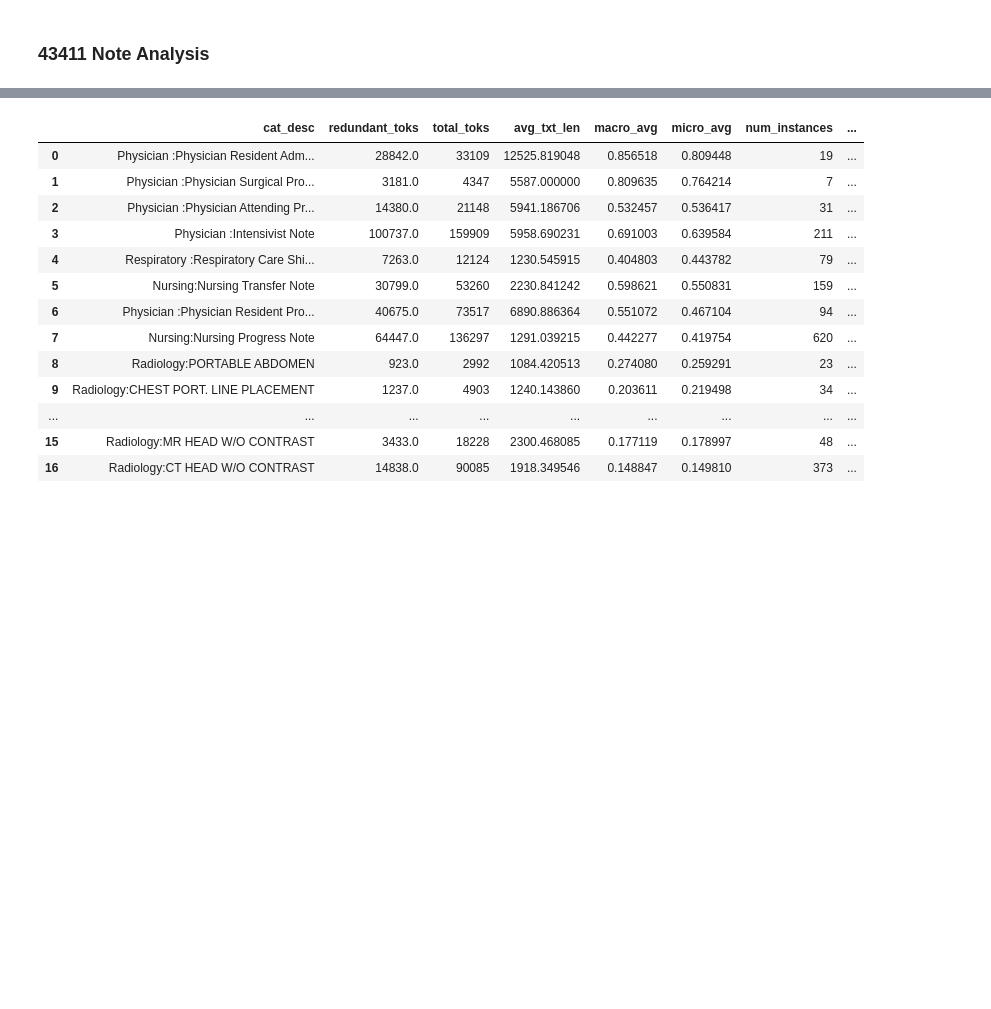
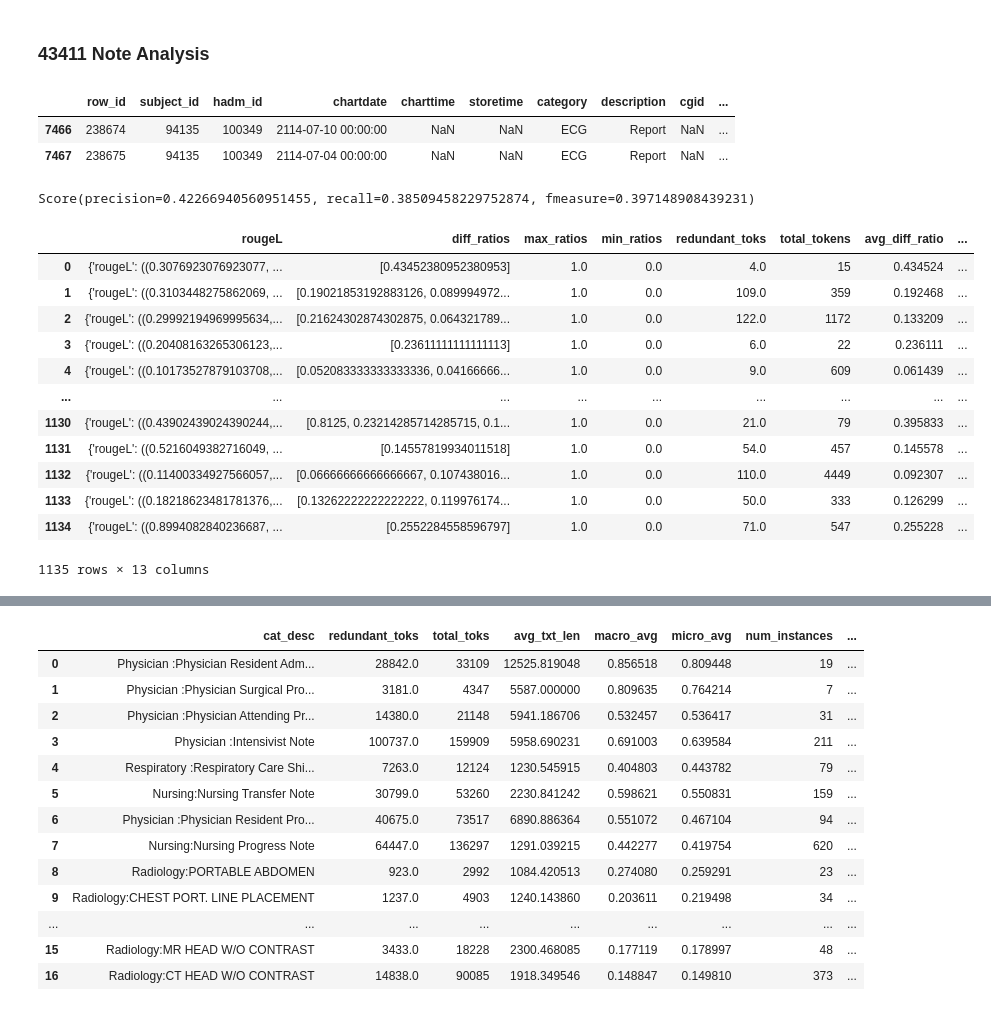
Before and after one commit to tomolopolis/clinical_sum, a Jupyter notebook: Redundnacy_Exploration.ipynb, the cells around one changed output, grey strips where cells are left out. Saved outputs shown, nothing was run; the diff lists cells and outputs as text; code cells hidden in the pictures; blank space fills up the shorter version.

```diff
--- a/Redundnacy_Exploration.ipynb
+++ b/Redundnacy_Exploration.ipynb
@@ -145,2 +398,30 @@ stroke_notes = pd.read_csv('/Users/tom/phd/summariser/data/43411_notes.csv')
 # %%
 results_df = compute_diff(stroke_notes)
+# %%
+results_df = pd.read_pickle('temp_results.pickle')
+# %%
+stroke_notes[(stroke_notes.hadm_id == 100349) & (stroke_notes.category == 'ECG')]
+# %% [output]
+|  | row_id | subject_id | hadm_id | chartdate | charttime | storetime | category | description | cgid | ... |
+| 7466 | 238674 | 94135 | 100349 | 2114-07-10 00:00:00 | NaN | NaN | ECG | Report | NaN | ... |
+| 7467 | 238675 | 94135 | 100349 | 2114-07-04 00:00:00 | NaN | NaN | ECG | Report | NaN | ... |
+# %%
+results_df.iloc[1].rougeL['rougeL'].mid
+# %% [output]
+Score(precision=0.42266940560951455, recall=0.38509458229752874, fmeasure=0.397148908439231)
+# %%
+results_df
+# %% [output]
+|  | rougeL | diff_ratios | max_ratios | min_ratios | redundant_toks | total_tokens | avg_diff_ratio | ... |
+| 0 | {'rougeL': ((0.3076923076923077, ... | [0.43452380952380953] | 1.0 | 0.0 | 4.0 | 15 | 0.434524 | ... |
+| 1 | {'rougeL': ((0.3103448275862069, ... | [0.19021853192883126, 0.089994972... | 1.0 | 0.0 | 109.0 | 359 | 0.192468 | ... |
+| 2 | {'rougeL': ((0.29992194969995634,... | [0.21624302874302875, 0.064321789... | 1.0 | 0.0 | 122.0 | 1172 | 0.133209 | ... |
+| 3 | {'rougeL': ((0.20408163265306123,... | [0.23611111111111113] | 1.0 | 0.0 | 6.0 | 22 | 0.236111 | ... |
+| 4 | {'rougeL': ((0.10173527879103708,... | [0.052083333333333336, 0.04166666... | 1.0 | 0.0 | 9.0 | 609 | 0.061439 | ... |
+| ... | ... | ... | ... | ... | ... | ... | ... | ... |
+| 1130 | {'rougeL': ((0.43902439024390244,... | [0.8125, 0.23214285714285715, 0.1... | 1.0 | 0.0 | 21.0 | 79 | 0.395833 | ... |
+| 1131 | {'rougeL': ((0.5216049382716049, ... | [0.14557819934011518] | 1.0 | 0.0 | 54.0 | 457 | 0.145578 | ... |
+| 1132 | {'rougeL': ((0.11400334927566057,... | [0.06666666666666667, 0.107438016... | 1.0 | 0.0 | 110.0 | 4449 | 0.092307 | ... |
+| 1133 | {'rougeL': ((0.18218623481781376,... | [0.13262222222222222, 0.119976174... | 1.0 | 0.0 | 50.0 | 333 | 0.126299 | ... |
+| 1134 | {'rougeL': ((0.8994082840236687, ... | [0.2552284558596797] | 1.0 | 0.0 | 71.0 | 547 | 0.255228 | ... |
+1135 rows × 13 columns
```
Also changed, not shown: parts of 68 cells of this notebook.
